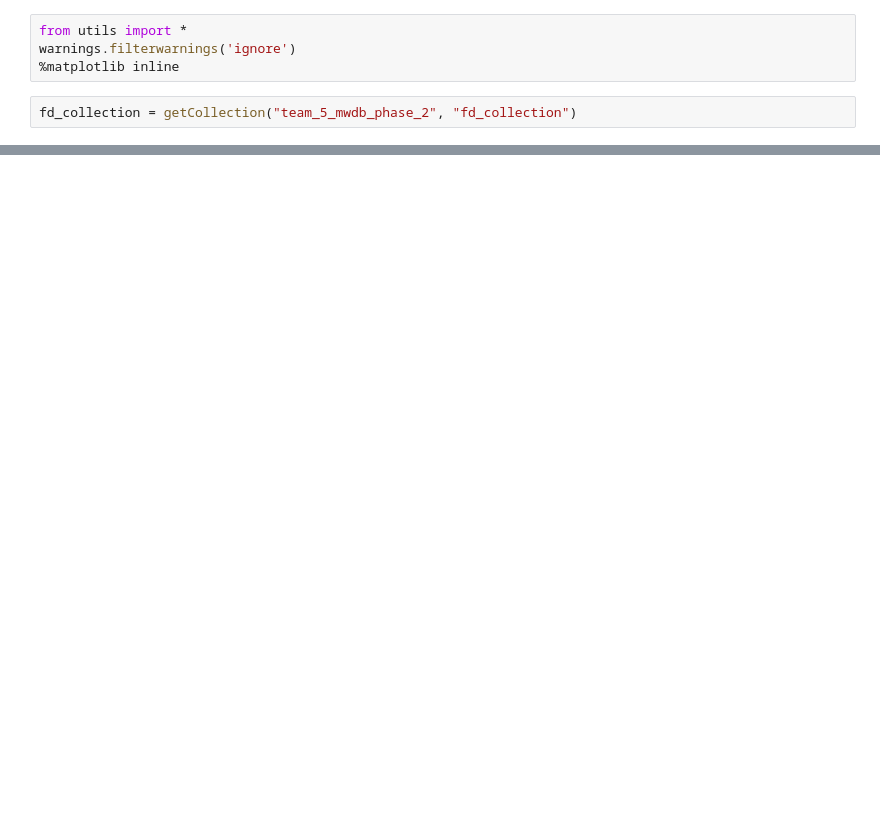
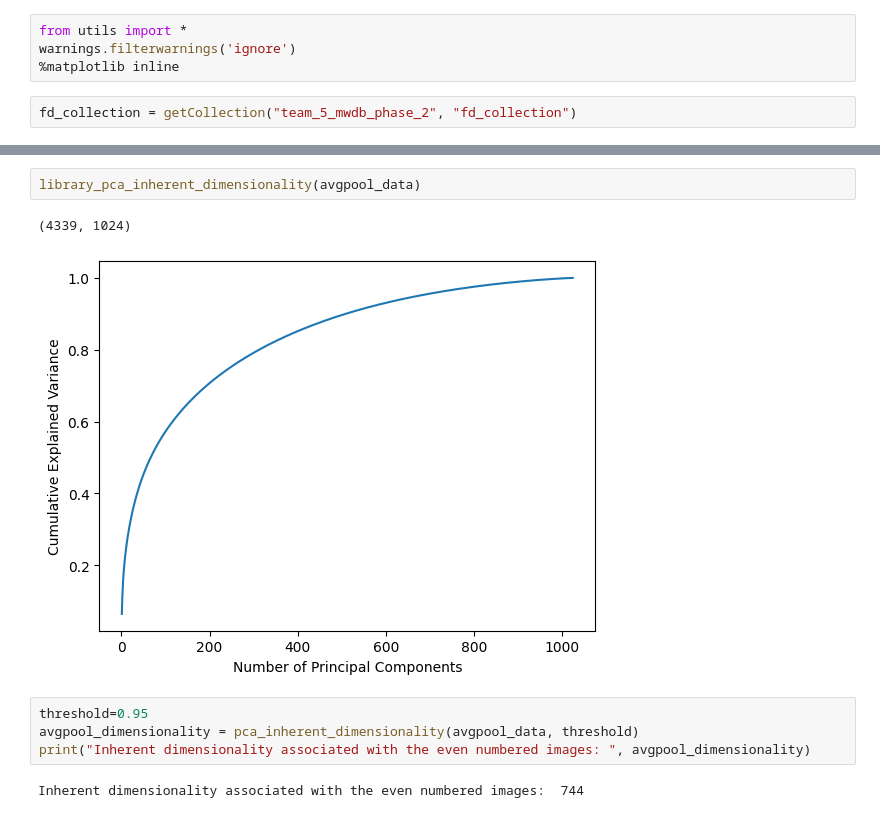
Before and after one commit to 20kaushik02/CSE515_MWDB_Project, a Jupyter notebook: Phase 3/phase3_task0a.ipynb, the cells around one changed output, grey strips where cells are left out. Drawn from its saved outputs; the diff is of its cells as text; blank space fills up the shorter version.

```diff
--- a/Phase 3/phase3_task0a.ipynb
+++ b/Phase 3/phase3_task0a.ipynb
@@ -69,0 +111,11 @@ Inherent dimensionality associated with the even numbered images:  150
+# %%
+library_pca_inherent_dimensionality(avgpool_data)
+# %% [output]
+(4339, 1024)
+[figure, added]
+# %%
+threshold=0.95
+avgpool_dimensionality = pca_inherent_dimensionality(avgpool_data, threshold)
+print("Inherent dimensionality associated with the even numbered images: ", avgpool_dimensionality)
+# %% [output]
+Inherent dimensionality associated with the even numbered images:  744
```
Also changed, not shown: parts of 15 cells of this notebook.
